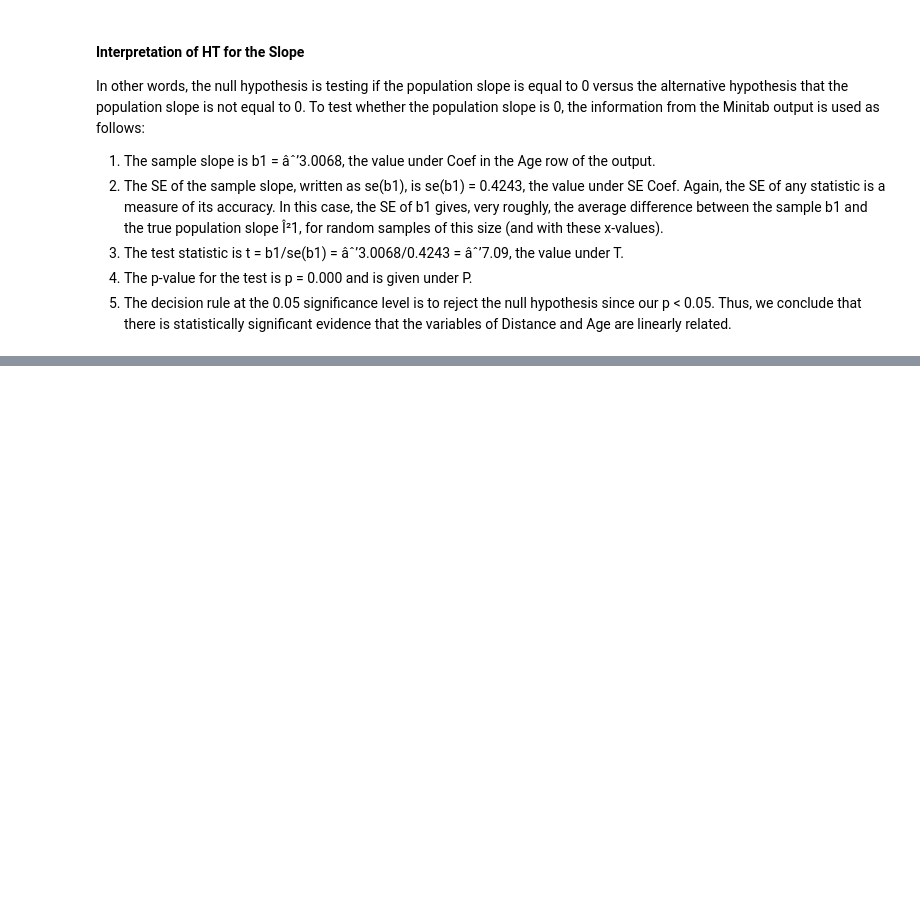
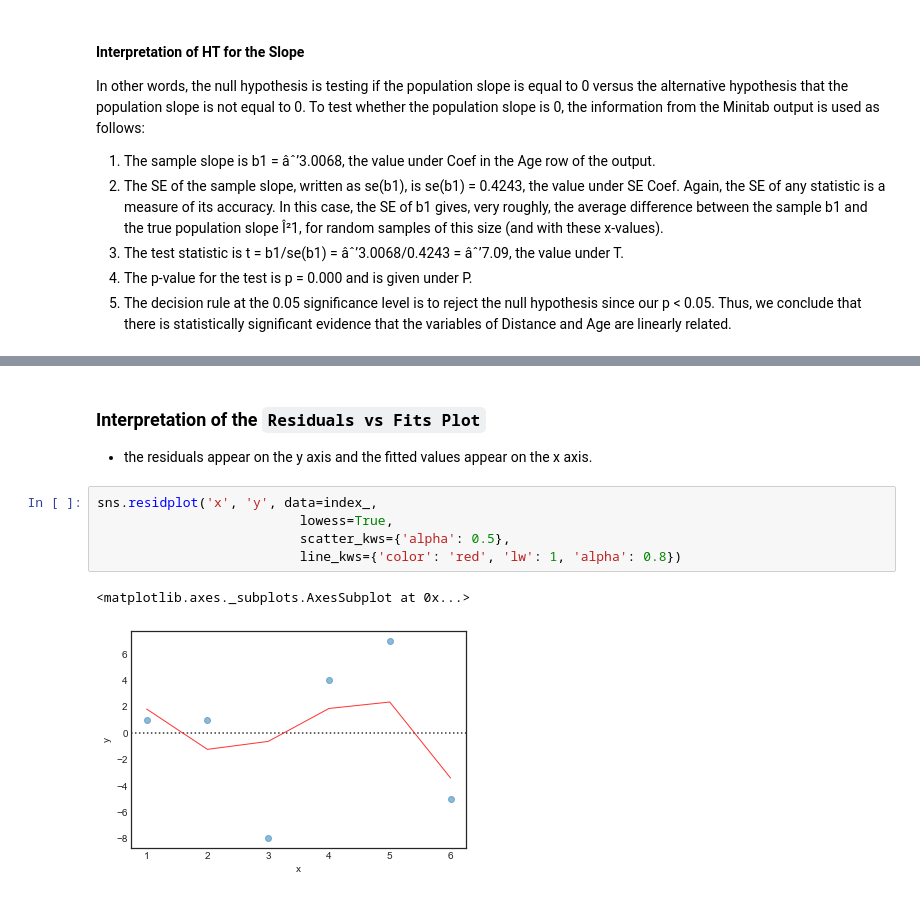
Before and after one commit to naivelogic/Machine_Learning_Notebooks, a Jupyter notebook: Data_Science/Stats Foundation/Regression Methods/[lab] PennState Regression.ipynb, the cells around one changed output, grey strips where cells are left out. Cells and saved outputs as stored; diff of their text form; blank space fills up the shorter version.

```diff
--- a/Data_Science/Stats Foundation/Regression Methods/[lab] PennState Regression.ipynb
+++ b/Data_Science/Stats Foundation/Regression Methods/[lab] PennState Regression.ipynb
@@ -668,0 +630,11 @@ In other words, the null hypothesis is testing if the population slope is equal
+# %% [markdown]
+### Interpretation of the `Residuals vs Fits Plot`
+- the residuals appear on the y axis and the fitted values appear on the x axis.
+# %%
+sns.residplot('x', 'y', data=index_,
+                          lowess=True,
+                          scatter_kws={'alpha': 0.5},
+                          line_kws={'color': 'red', 'lw': 1, 'alpha': 0.8})
+# %% [output]
+<matplotlib.axes._subplots.AxesSubplot at 0x...>
+[figure, added]
```
Also changed, not shown: parts of 34 cells of this notebook.
